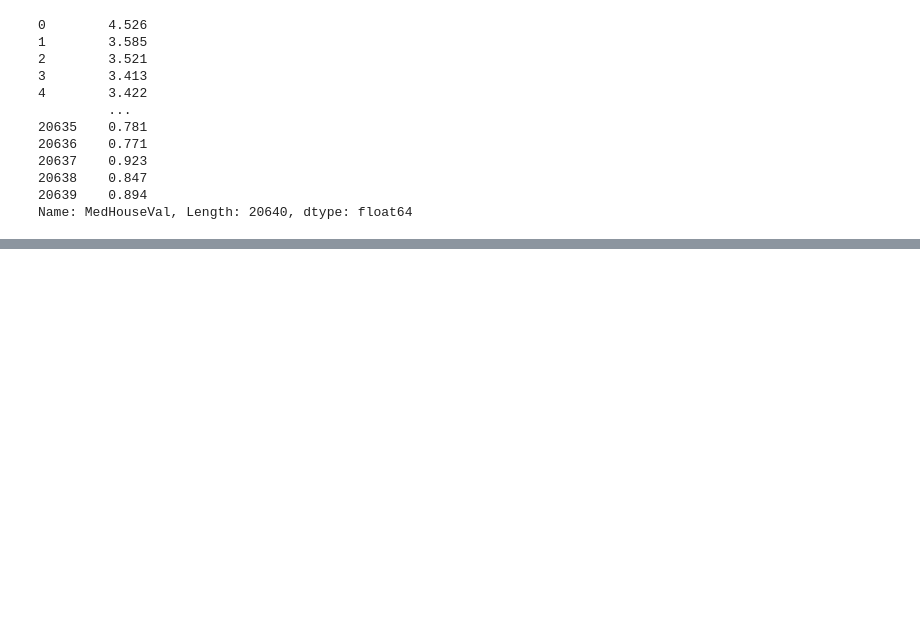
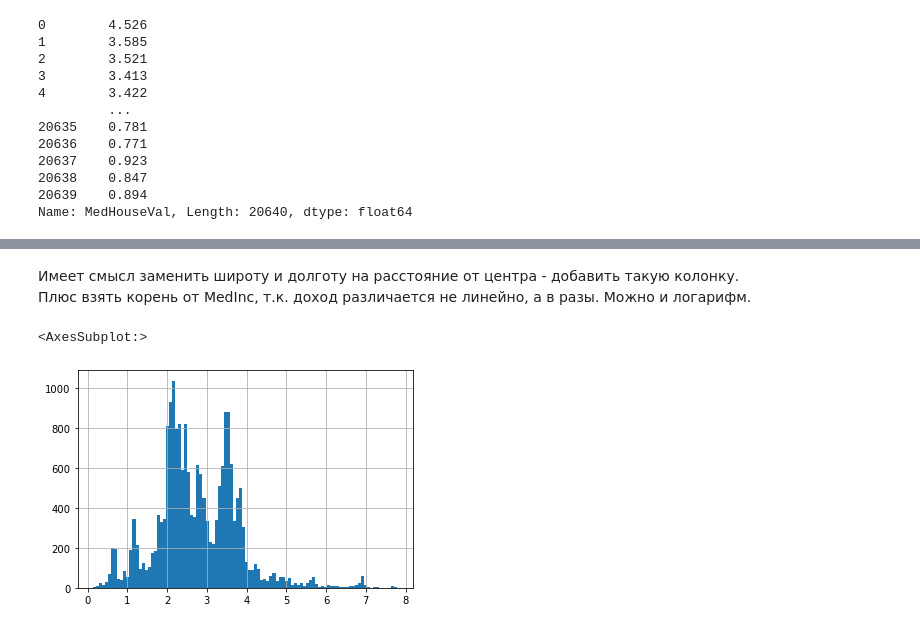
Before and after one commit to sergeimoiseev/neuro, a Jupyter notebook: feml-11-hw-05-eda-vars/task5.ipynb, the cells around one changed output, grey strips where cells are left out. Drawn from its saved outputs; the diff is of its cells as text; code cells hidden in the pictures; blank space fills up the shorter version.

```diff
--- a/feml-11-hw-05-eda-vars/task5.ipynb
+++ b/feml-11-hw-05-eda-vars/task5.ipynb
@@ -92,0 +138,12 @@ r2_score(predictions, y_test)))
+# %%
+# Удалили выбросы целевой колонки и удалили неинформативную колонку Population - строим метрики
+# Странно - на pairplot менее информативной выглядит колонка HouseAge
+df11 = df1[[c for c in df1.columns if c != 'Population']]
+df12 = df1[[c for c in df1.columns if c != 'HouseAge']]
+df11_X = df11[[c for c in df11.columns if c != 'MedHouseVal']]
+df12_X = df12[[c for c in df12.columns if c != 'MedHouseVal']]
+
+fs.run(df1[[c for c in df1.columns if c != 'MedHouseVal']],df1.MedHouseVal,'удалены только выбросы целевой')
+fs.run(df11_X,df11.MedHouseVal,'удалены выбросы целевой и колонка Population')
+fs.run(df12_X,df12.MedHouseVal,'удалены выбросы целевой и колонка HouseAge')
+fs.pr()
@@ -92,0 +157,10 @@ r2_score(predictions, y_test)))
+# %% [markdown]
+Имеет смысл заменить широту и долготу на расстояние от центра - добавить такую колонку.
+Плюс взять корень от MedInc, т.к. доход различается не линейно, а в разы. Можно и логарифм.
+# %%
+df2 = df12.copy() # за основу возьмем данные без выбросов целевой и колонки HouseAge - минимальная RMSE
+df2['CenterDist'] = np.sqrt((df2.Latitude.mean() - df2.Latitude)**2 + (df2.Longitude.mean() - df2.Longitude)**2)
+df2.CenterDist.hist(bins=100)
+# %% [output]
+<AxesSubplot:>
+[figure, added]
```
Also changed, not shown: parts of 18 cells of this notebook, 1 other file.
